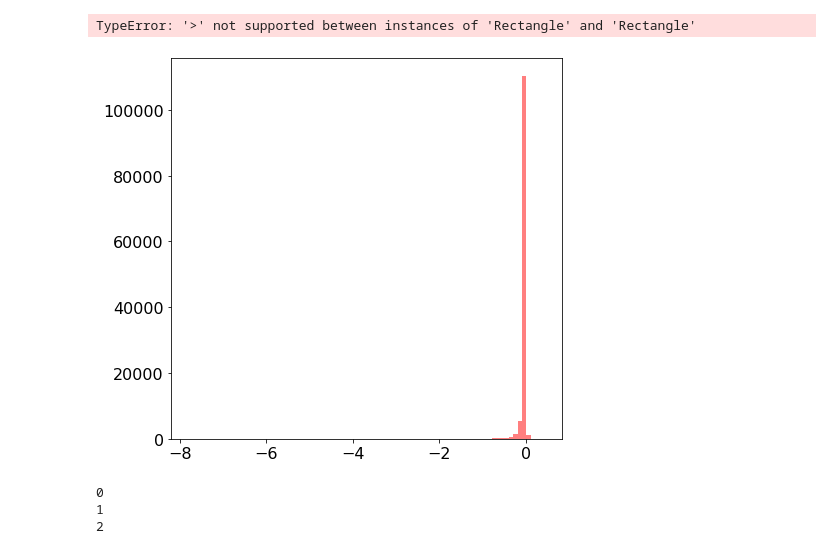
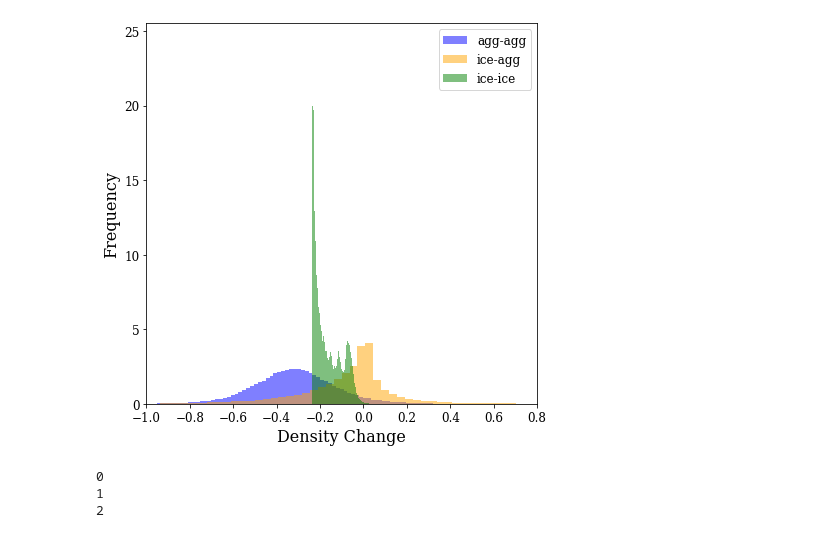
Before and after one commit to vprzybylo/IPAS, a Jupyter notebook: analysis/combined_analysis.ipynb, the cells around one changed output. Saved outputs shown, nothing was run; the diff lists cells and outputs as text; code cells hidden in the pictures.

```diff
--- a/analysis/combined_analysis.ipynb
+++ b/analysis/combined_analysis.ipynb
@@ -47,11 +66,11 @@ f.close()
 # %%
-large = 20; med = 16; small = 12
+large = 20; med = 16; small = 14
 params = {'axes.titlesize': med,
           'legend.fontsize': small,
           'figure.figsize': (7,7),
           'axes.labelsize': med,
-          'xtick.labelsize': small,
-          'ytick.labelsize': small,
+          'xtick.labelsize': med,
+          'ytick.labelsize': med,
           'figure.titlesize': large,
           "font.family": "serif"}
 plt.rcParams.update(params)
@@ -208,20 +315,18 @@ def fit_distribution(data, normed = True, facecolor='navy', alpha=1.0, axes=None
 # %%
 binwidth = 0.1
 mindata = min(np.amin(dds_iceice_rand), np.amin(dds_iceagg_rand), np.amin(dds_aggagg_rand))
 maxdata = max(np.amax(dds_iceice_rand), np.amax(dds_iceagg_rand), np.amax(dds_aggagg_rand))
 bins=np.arange(mindata, maxdata + binwidth, binwidth)
-_, n,bins = plt.hist(dds_aggagg_rand.ravel(), color='r', alpha=0.5, bins=bins, label='agg-agg')
-_, n,bins = plt.hist(dds_iceagg_rand.ravel(), color='b', alpha=0.5, bins=bins, label='ice-agg')
-_, n,bins = plt.hist(dds_iceice_rand.ravel(), color='g', alpha=0.5, bins=bins, label='ice-ice')
+_, n,bins = plt.hist(dds_aggagg_rand.ravel(), color='blue', alpha=0.5, bins=100, label='agg-agg', density=True)
+_, n,bins = plt.hist(dds_iceagg_rand.ravel(), color='orange', alpha=0.5, bins=100, label='ice-agg', density=True)
+_, n,bins = plt.hist(dds_iceice_rand.ravel(), color='green', alpha=0.5, bins=100, label='ice-ice', density=True)
 
 plt.gca().set(xlabel='Density Change', ylabel='Frequency');
-plt.xlim(-.25, 0.05)
+plt.xlim(-1., 0.8)
 plt.legend()
-plt.title('Flat Orientation')
 plt.savefig('../plots/dd_rand_hist.png')
 # %% [output]
-TypeError: '>' not supported between instances of 'Rectangle' and 'Rectangle'
-[figure, old version]
+[figure, new version]
 # %%
 def adjacent_values(vals, q1, q3):
     upper_adjacent_value = q3 + (q3 - q1) * 1.5
```
Also changed, not shown: parts of 21 cells of this notebook, 13 other files.
